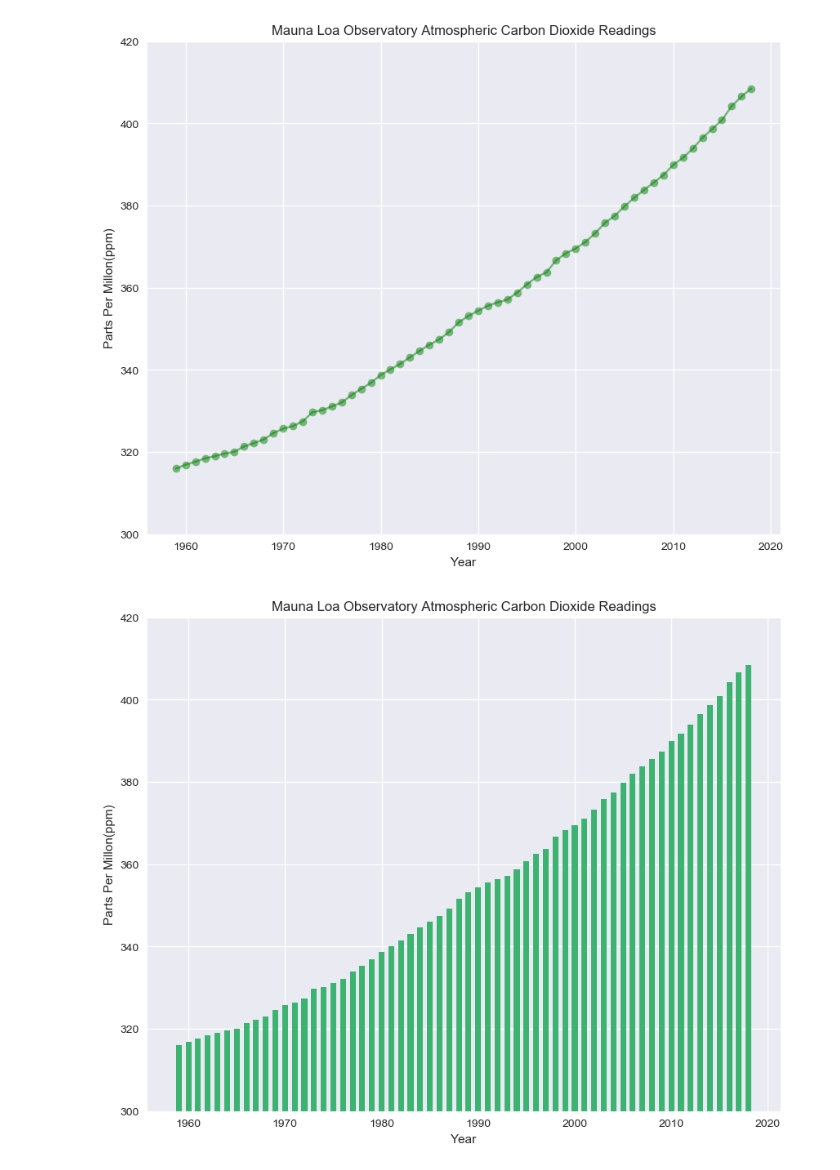
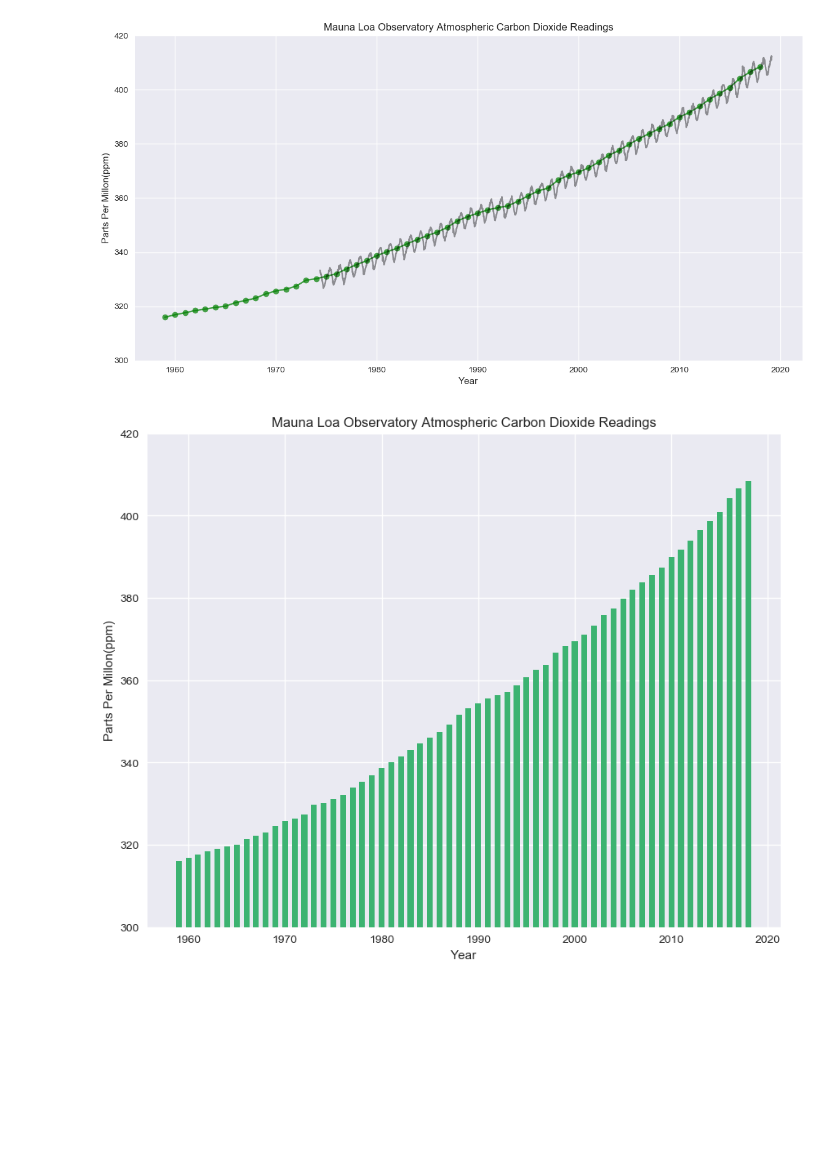
Before and after one commit to belalabu/thinkful, a Jupyter notebook: CO2.ipynb, the cells around one changed output. Cells and saved outputs as stored; diff of their text form; code cells hidden in the pictures; blank space fills up the shorter version.

```diff
--- a/CO2.ipynb
+++ b/CO2.ipynb
@@ -1,26 +1,38 @@
 # %%
 import numpy as np
 import pandas as pd
 import matplotlib.pyplot as plt
 from matplotlib.pyplot import *
 %matplotlib inline
 import seaborn as sn
 
 data = pd.read_csv('carbon.csv')
 df = pd.DataFrame(data)
 
-figure(num=None, figsize=(10, 8), dpi=100, facecolor='w', edgecolor='k')
-plt.plot( df['year'], df['mean'], linestyle='-', marker='o', color='green', alpha=.5)
+data1 = pd.read_csv('carbonweekly.csv')
+df1 = pd.DataFrame(data1)
+
+# find zscores
+z = np.abs(stats.zscore(df1.iloc[:, 4]))
+# get indices of outliers
+outliers= list(np.where(z > 3)[0])
+# drop them
+df1= df1.drop(outliers)
+
+
+figure(num=None, figsize=(14, 7), dpi=100, facecolor='w', edgecolor='k')
+plt.plot( df['year'], df['mean'], linestyle='-', marker='o', color='green', alpha=.7)
+plt.plot( df1['dymd'], df1['ppm'], linestyle='-', marker='', color= 'black', alpha =.4)
 plt.ylim(300,420)
 plt.xlabel('Year')
 plt.ylabel('Parts Per Millon(ppm)')
 plt.title('Mauna Loa Observatory Atmospheric Carbon Dioxide Readings')
 
 plt.style.use('seaborn')
 
 plt.show()
 # %% [output]
-[figure, old version]
+[figure, new version]
 # %%
 figure(num=None, figsize=(10, 8), dpi=100, facecolor='w', edgecolor='k')
 plt.bar(df['year'], df['mean'], width=0.6, color='mediumseagreen')
```
